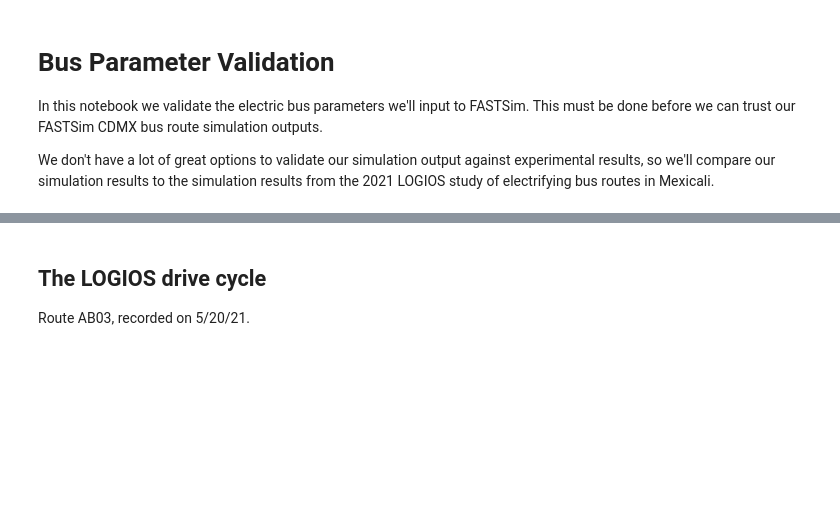
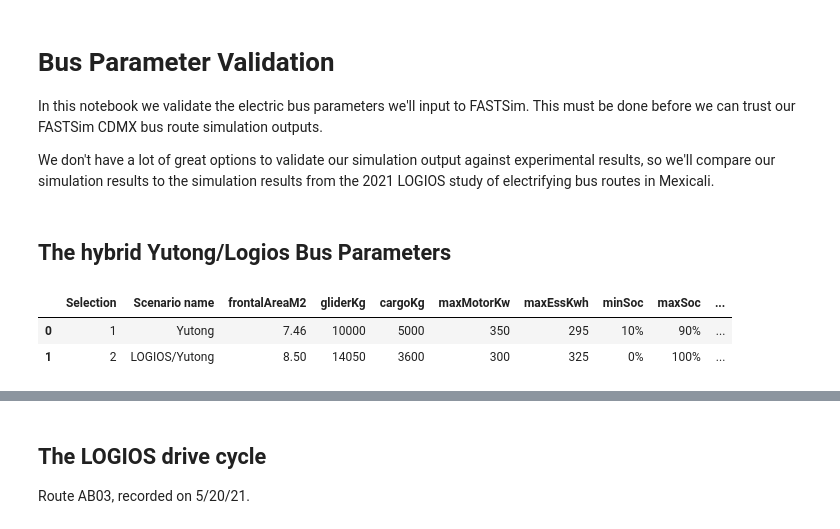
Before and after one commit to RESET-Lab/TransitBusSimulation, a Jupyter notebook: FASTSim Simulation/Bus Parameter Validation.ipynb, the cells around one changed output, grey strips where cells are left out. Drawn from its saved outputs; the diff is of its cells as text; code cells hidden in the pictures; blank space fills up the shorter version.

```diff
--- a/FASTSim Simulation/Bus Parameter Validation.ipynb
+++ b/FASTSim Simulation/Bus Parameter Validation.ipynb
@@ -17,0 +18,17 @@ from fastsim import simdrive, vehicle, cycle
+# %% [markdown]
+## The hybrid Yutong/Logios Bus Parameters
+# %%
+# Highlight the parameter differences between the yutong bus parameters and the newer
+# parameters we're using to approximate the buses used by LOGIOS in their report.
+vehicles_df = pd.read_csv(Path('./bus.csv'))
+yutong = vehicles_df.iloc[0]
+logios = vehicles_df.iloc[1]
+diff_cols = []
+for i in range(len(yutong)):
+    if (yutong[i] != logios[i]) and not pd.isnull(yutong[i]):
+        diff_cols.append(yutong.index[i])
+vehicles_df.filter(diff_cols)
+# %% [output]
+|  | Selection | Scenario name | frontalAreaM2 | gliderKg | cargoKg | maxMotorKw | maxEssKwh | minSoc | maxSoc | ... |
+| 0 | 1 | Yutong | 7.46 | 10000 | 5000 | 350 | 295 | 10% | 90% | ... |
+| 1 | 2 | LOGIOS/Yutong | 8.50 | 14050 | 3600 | 300 | 325 | 0% | 100% | ... |
```
Also changed, not shown: parts of 15 cells of this notebook, 2 other files.
